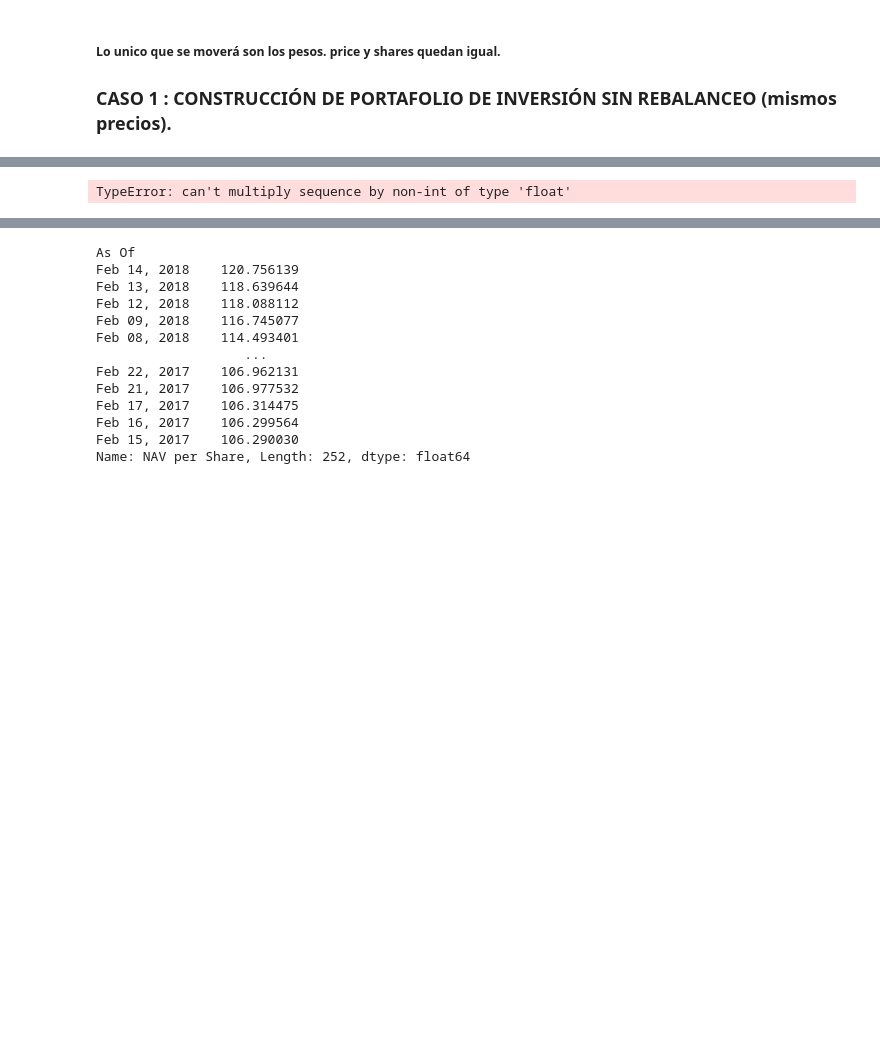
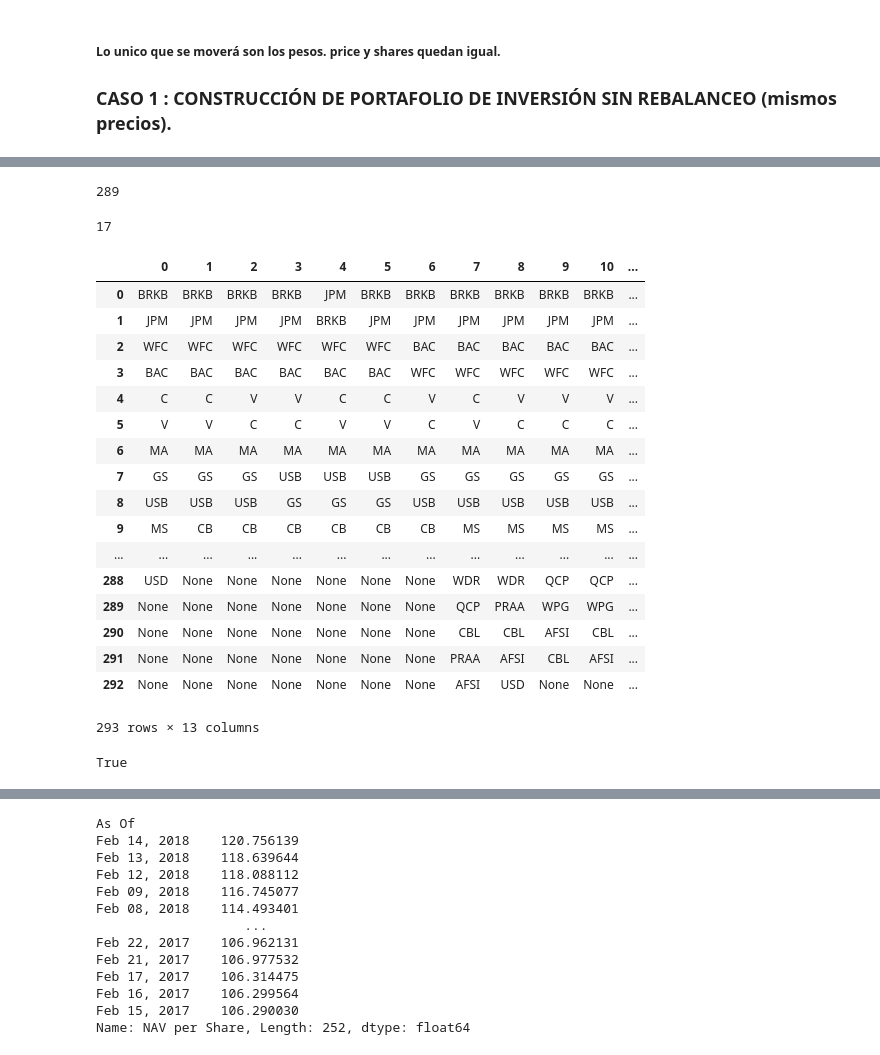
Before and after one commit to Marisolcantarero95/TRADING, a Jupyter notebook: Lab1_EqA/Lab1.ipynb, the cells around one changed output, grey strips where cells are left out. Cells and saved outputs as stored; diff of their text form; code cells hidden in the pictures; blank space fills up the shorter version.

```diff
--- a/Lab1_EqA/Lab1.ipynb
+++ b/Lab1_EqA/Lab1.ipynb
@@ -61,14 +55,17 @@ narch = 13
 # %% [markdown]
 ### DESCARGA DE DATOS
 # %%
-# FUNCIÓN PARA DESCARGA DE ARCHIVOS CON DATOS HOLDINGS ETF (ISHARES)
+# FUNCIÓN PARA DESCARGA DE ARCHIVOS CON DATOS HOLDINGS ETF Y LOS TICKERS(INDIDES) DE CADA ARCHIVO (ISHARES)
 def holdings_csv(narch,name):
-    data = []
+    holdings = []
+    tickers = []
     for i in range(narch):
         r = name+str(i)+".csv"
         info = pd.read_csv(r,header=10, index_col= 0)
         info = info.dropna() # quitando los datos vacios.
         info = info.drop(columns = ['Name', 'Asset Class', "Market Value", 'Notional Value', 'Sector', 'SEDOL', 'ISIN', 'Exchange'])
-        data.append(info)
-    return data
-holdings = holdings_csv(narch,"IYF_holdings")
+        holdings.append(info)
+        tickers.append(list(holdings[i].index))
+    return holdings, tickers
+narch = 13
+holdings, tickers = holdings_csv(narch,"IYF_holdings")
@@ -183,5 +119,58 @@ def v_etf1(narch):
-# %%
-v_etf1(narch)
-# %% [output]
-TypeError: can't multiply sequence by non-int of type 'float'
+# %%
+len(tickers[0])
+# %% [output]
+289
+# %%
+# encuentra las diferentes y las quita para tener mismo índice
+T = []
+for z in range(narch):
+    t = []
+    for i in range(narch-1):
+        if len(tickers[z])>=len(tickers[i+1]):
+            for j in tickers[z]:
+                if j not in tickers[i+1]:
+                    if j not in t:
+                        t.append(j)
+
+        else:
+            for j in tickers[i+1]:
+                if j not in tickers[z]:
+                    if j not in t:
+                        t.append(j)
+    T.append(t)
+len(T[10])
+# %% [output]
+17
+# %%
+x = pd.DataFrame(tickers).T
+x
+# %% [output]
+|  | 0 | 1 | 2 | 3 | 4 | 5 | 6 | 7 | 8 | 9 | 10 | ... |
+| 0 | BRKB | BRKB | BRKB | BRKB | JPM | BRKB | BRKB | BRKB | BRKB | BRKB | BRKB | ... |
+| 1 | JPM | JPM | JPM | JPM | BRKB | JPM | JPM | JPM | JPM | JPM | JPM | ... |
+| 2 | WFC | WFC | WFC | WFC | WFC | WFC | BAC | BAC | BAC | BAC | BAC | ... |
+| 3 | BAC | BAC | BAC | BAC | BAC | BAC | WFC | WFC | WFC | WFC | WFC | ... |
+| 4 | C | C | V | V | C | C | V | C | V | V | V | ... |
+| 5 | V | V | C | C | V | V | C | V | C | C | C | ... |
+| 6 | MA | MA | MA | MA | MA | MA | MA | MA | MA | MA | MA | ... |
+| 7 | GS | GS | GS | USB | USB | USB | GS | GS | GS | GS | GS | ... |
+| 8 | USB | USB | USB | GS | GS | GS | USB | USB | USB | USB | USB | ... |
+| 9 | MS | CB | CB | CB | CB | CB | CB | MS | MS | MS | MS | ... |
+| ... | ... | ... | ... | ... | ... | ... | ... | ... | ... | ... | ... | ... |
+| 288 | USD | None | None | None | None | None | None | WDR | WDR | QCP | QCP | ... |
+| 289 | None | None | None | None | None | None | None | QCP | PRAA | WPG | WPG | ... |
+| 290 | None | None | None | None | None | None | None | CBL | CBL | AFSI | CBL | ... |
+| 291 | None | None | None | None | None | None | None | PRAA | AFSI | CBL | AFSI | ... |
+| 292 | None | None | None | None | None | None | None | AFSI | USD | None | None | ... |
+293 rows × 13 columns
+# %%
+x = pd.DataFrame(tickers).T
+z = []
+for i in range(narch):
+    y = list(x[i].sort_values())
+    z.append(y)
+z= pd.DataFrame(z).T
+z[1][0] == z[2][0]
+# %% [output]
+True
 # %%
```
Also changed, not shown: parts of 12 cells of this notebook.
